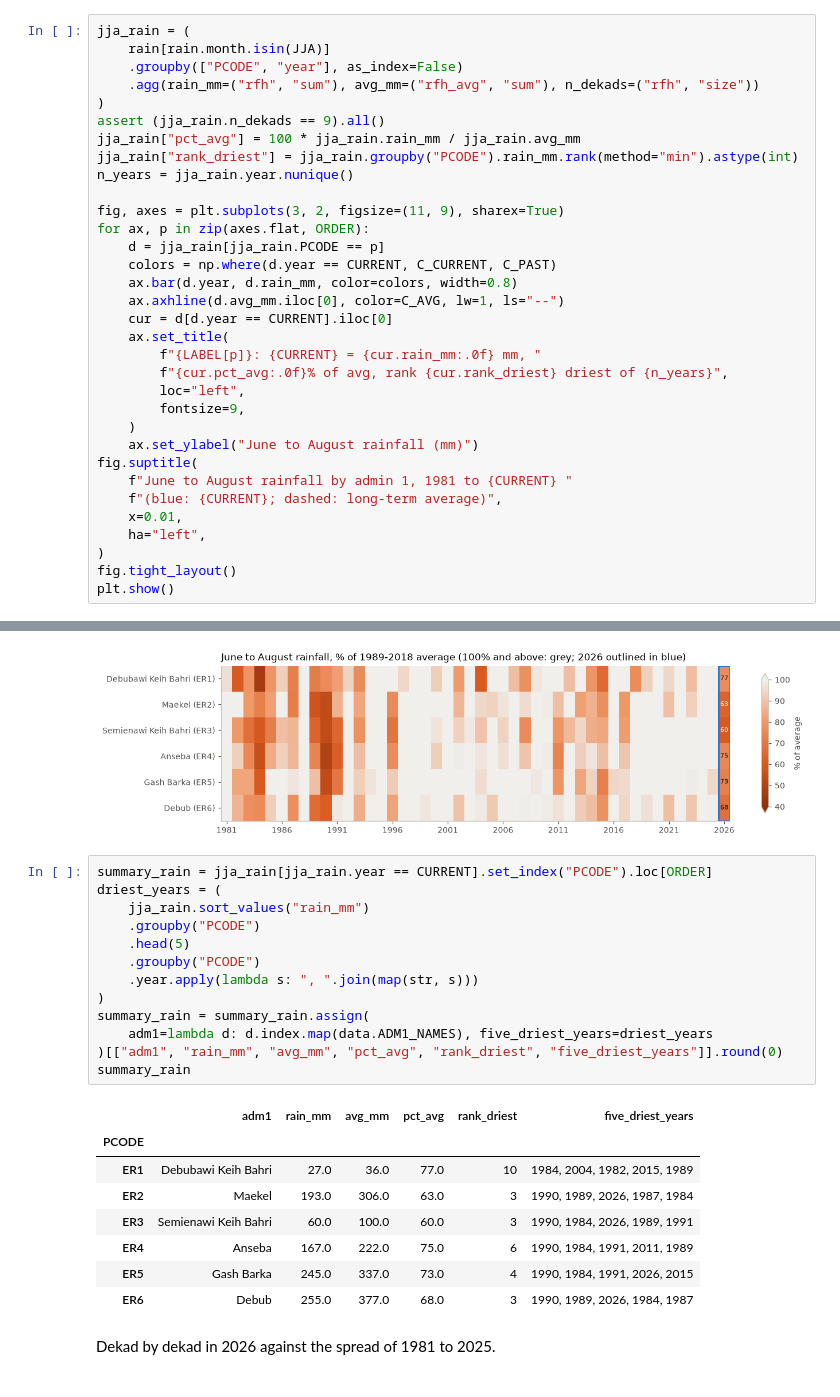
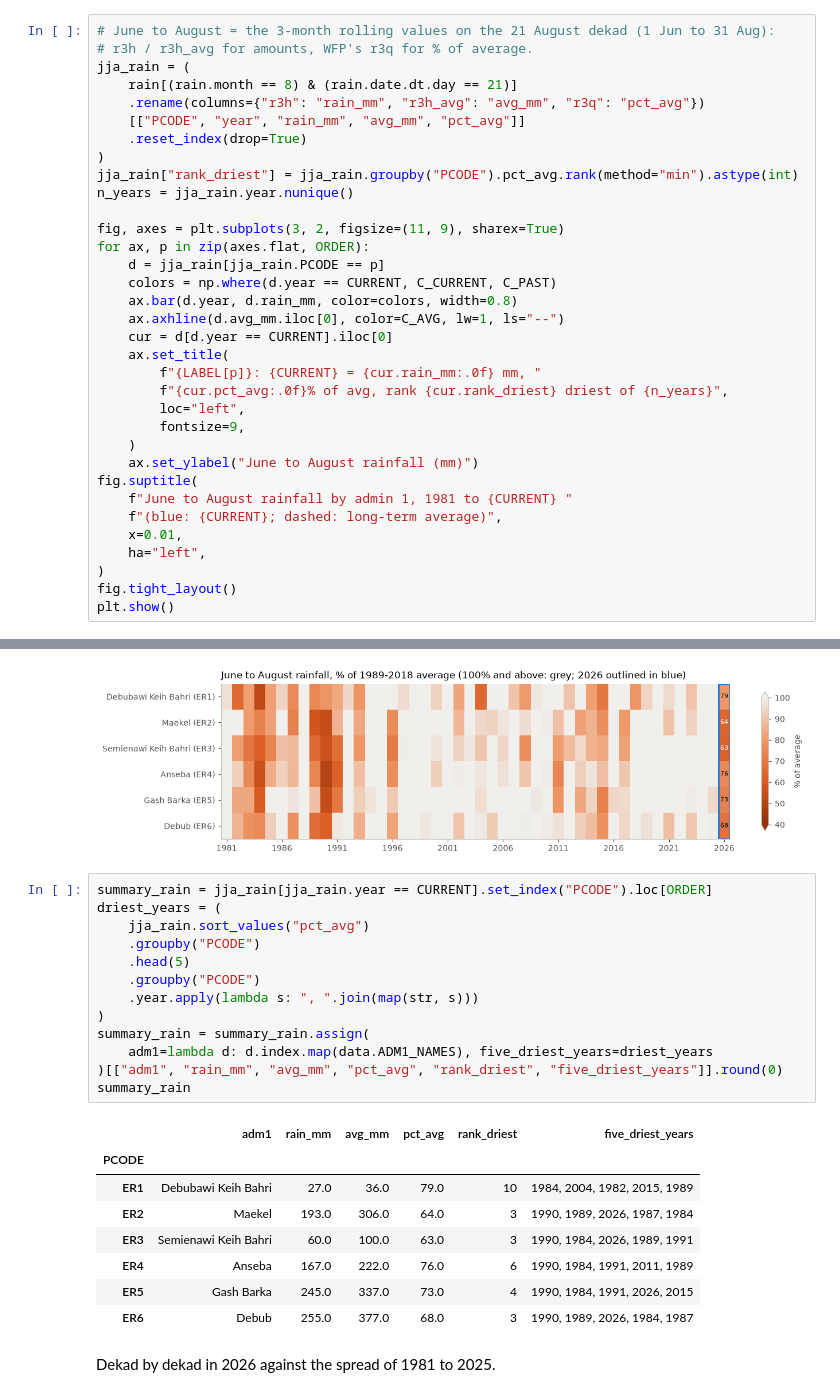
Before and after one commit to OCHA-DAP/ds-eri-drought, a Jupyter notebook: notebooks/01_jja_season_2026.ipynb, the cells around one changed output, grey strips where cells are left out. Saved outputs shown, nothing was run; the diff lists cells and outputs as text.

Commit message:
Use WFP r3q on the 21 August dekad for June to August rainfall
Co-Authored-By: Claude Opus 5.5 <noreply@anthropic.com>

```diff
--- a/notebooks/01_jja_season_2026.ipynb
+++ b/notebooks/01_jja_season_2026.ipynb
@@ -75,12 +78,13 @@ plt.show()
 # %%
+# June to August = the 3-month rolling values on the 21 August dekad (1 Jun to 31 Aug):
+# r3h / r3h_avg for amounts, WFP's r3q for % of average.
 jja_rain = (
-    rain[rain.month.isin(JJA)]
-    .groupby(["PCODE", "year"], as_index=False)
-    .agg(rain_mm=("rfh", "sum"), avg_mm=("rfh_avg", "sum"), n_dekads=("rfh", "size"))
+    rain[(rain.month == 8) & (rain.date.dt.day == 21)]
+    .rename(columns={"r3h": "rain_mm", "r3h_avg": "avg_mm", "r3q": "pct_avg"})
+    [["PCODE", "year", "rain_mm", "avg_mm", "pct_avg"]]
+    .reset_index(drop=True)
 )
-assert (jja_rain.n_dekads == 9).all()
-jja_rain["pct_avg"] = 100 * jja_rain.rain_mm / jja_rain.avg_mm
-jja_rain["rank_driest"] = jja_rain.groupby("PCODE").rain_mm.rank(method="min").astype(int)
+jja_rain["rank_driest"] = jja_rain.groupby("PCODE").pct_avg.rank(method="min").astype(int)
 n_years = jja_rain.year.nunique()
 
 fig, axes = plt.subplots(3, 2, figsize=(11, 9), sharex=True)
@@ -133,23 +137,23 @@ plt.show()
 # %%
 summary_rain = jja_rain[jja_rain.year == CURRENT].set_index("PCODE").loc[ORDER]
 driest_years = (
-    jja_rain.sort_values("rain_mm")
+    jja_rain.sort_values("pct_avg")
     .groupby("PCODE")
     .head(5)
     .groupby("PCODE")
     .year.apply(lambda s: ", ".join(map(str, s)))
 )
 summary_rain = summary_rain.assign(
     adm1=lambda d: d.index.map(data.ADM1_NAMES), five_driest_years=driest_years
 )[["adm1", "rain_mm", "avg_mm", "pct_avg", "rank_driest", "five_driest_years"]].round(0)
 summary_rain
 # %% [output]
 |  | adm1 | rain_mm | avg_mm | pct_avg | rank_driest | five_driest_years |
 | PCODE |  |  |  |  |  |  |
-| ER1 | Debubawi Keih Bahri | 27.0 | 36.0 | 77.0 | 10 | 1984, 2004, 1982, 2015, 1989 |
-| ER2 | Maekel | 193.0 | 306.0 | 63.0 | 3 | 1990, 1989, 2026, 1987, 1984 |
-| ER3 | Semienawi Keih Bahri | 60.0 | 100.0 | 60.0 | 3 | 1990, 1984, 2026, 1989, 1991 |
-| ER4 | Anseba | 167.0 | 222.0 | 75.0 | 6 | 1990, 1984, 1991, 2011, 1989 |
+| ER1 | Debubawi Keih Bahri | 27.0 | 36.0 | 79.0 | 10 | 1984, 2004, 1982, 2015, 1989 |
+| ER2 | Maekel | 193.0 | 306.0 | 64.0 | 3 | 1990, 1989, 2026, 1987, 1984 |
+| ER3 | Semienawi Keih Bahri | 60.0 | 100.0 | 63.0 | 3 | 1990, 1984, 2026, 1989, 1991 |
+| ER4 | Anseba | 167.0 | 222.0 | 76.0 | 6 | 1990, 1984, 1991, 2011, 1989 |
 | ER5 | Gash Barka | 245.0 | 337.0 | 73.0 | 4 | 1990, 1984, 1991, 2026, 2015 |
 | ER6 | Debub | 255.0 | 377.0 | 68.0 | 3 | 1990, 1989, 2026, 1984, 1987 |
 # %% [markdown]
```
Also changed, not shown: parts of 1 cell of this notebook, 2 other files.
